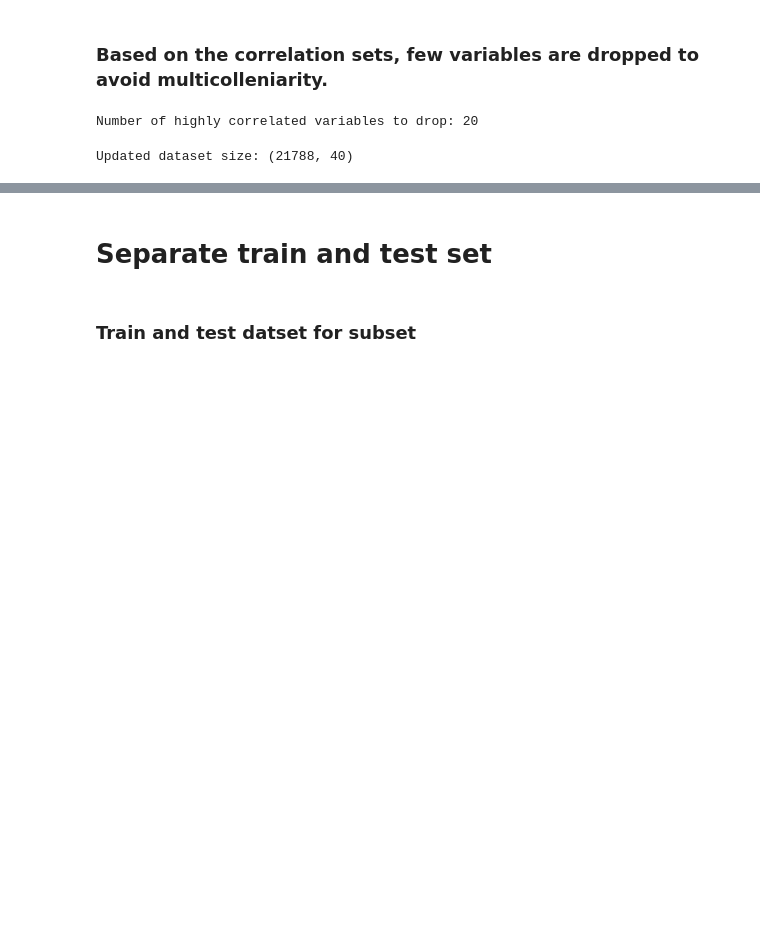
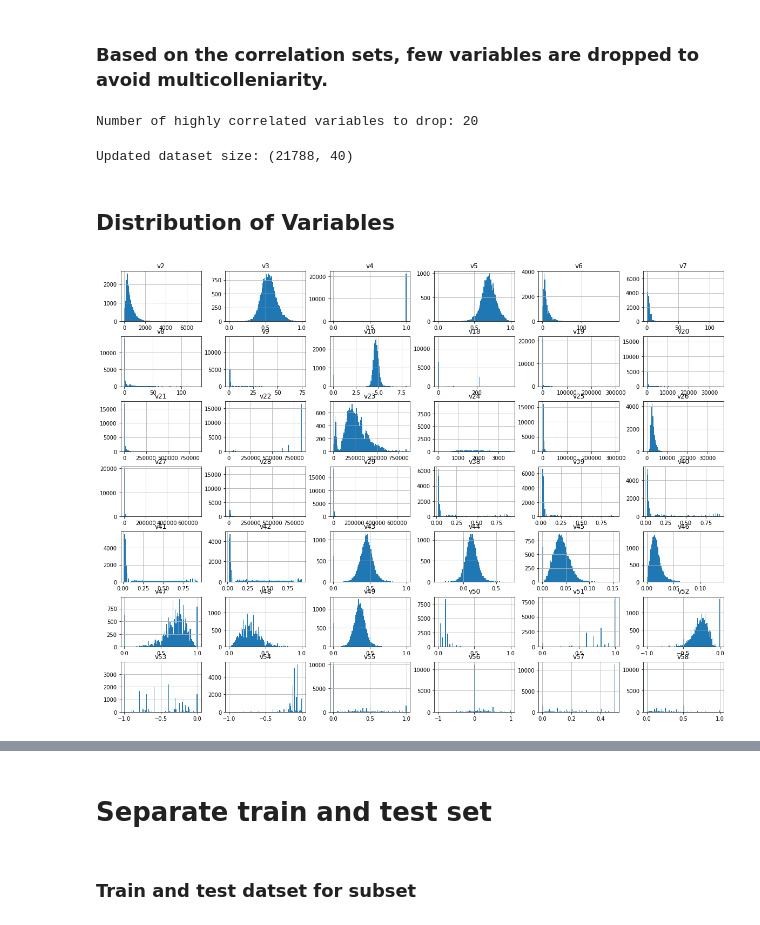
Before and after one commit to rajadevineni/Applied_ML_Coding_Exam1, a Jupyter notebook: Exam_1_Drive_copy.ipynb, the cells around one changed output, grey strips where cells are left out. Drawn from its saved outputs; the diff is of its cells as text; code cells hidden in the pictures; blank space fills up the shorter version.

```diff
--- a/Exam_1_Drive_copy.ipynb
+++ b/Exam_1_Drive_copy.ipynb
@@ -226,3 +262,10 @@ data_update = data.drop(drop_list, axis =1)
 print("Updated dataset size:", data_update.shape)
 # %% [output]
 Updated dataset size: (21788, 40)
+# %% [markdown]
+## Distribution of Variables
+# %%
+data[continuous].hist(bins=100, figsize=(20,15))
+plt.show()
+# %% [output]
+[figure, added]
```
Also changed, not shown: parts of 14 cells of this notebook.
